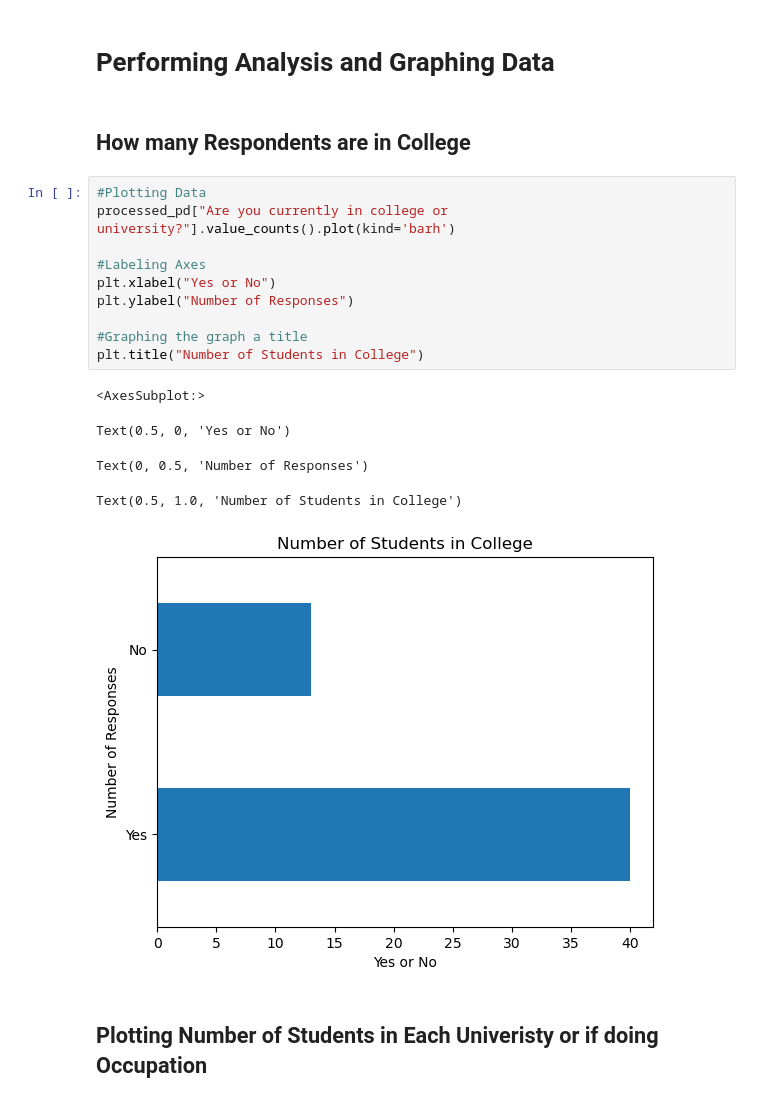
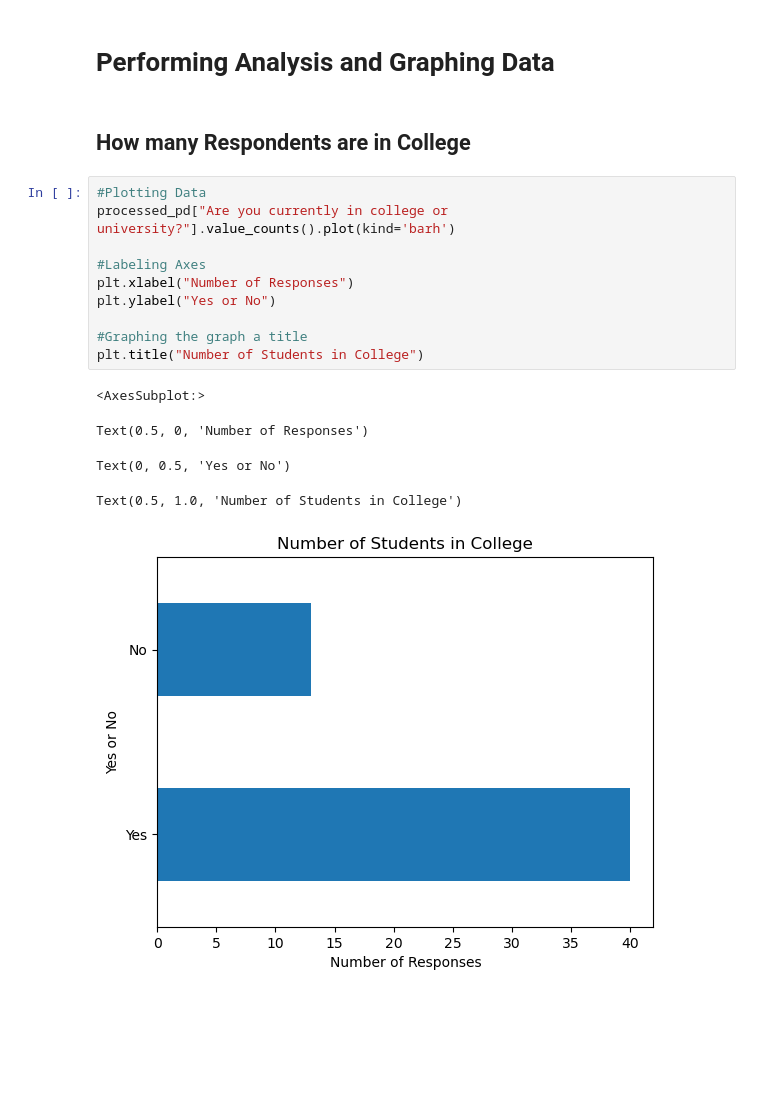
Before and after one commit to Jose-Torres1221/High-School-Graduates-Data, a Jupyter notebook: I310D Assignment 7.ipynb, the cells around one changed output. Saved outputs shown, nothing was run; the diff lists cells and outputs as text; blank space fills up the shorter version.

```diff
--- a/I310D Assignment 7.ipynb
+++ b/I310D Assignment 7.ipynb
@@ -63,23 +63,21 @@ processed_pd = processed_pd.drop('Timestamp', axis = 1)
 processed_pd.to_csv("Processed Survey.csv")
 # %% [markdown]
 # Performing Analysis and Graphing Data
-# %% [markdown]
-## How many Respondents are in College
+# %% [markdown]
+## How many Respondents are in College
 # %%
 #Plotting Data
 processed_pd["Are you currently in college or university?"].value_counts().plot(kind='barh')
 
 #Labeling Axes
-plt.xlabel("Yes or No")
-plt.ylabel("Number of Responses")
+plt.xlabel("Number of Responses")
+plt.ylabel("Yes or No")
 
 #Graphing the graph a title
 plt.title("Number of Students in College")
 # %% [output]
 <AxesSubplot:>
-Text(0.5, 0, 'Yes or No')
+Text(0.5, 0, 'Number of Responses')
-Text(0, 0.5, 'Number of Responses')
+Text(0, 0.5, 'Yes or No')
 Text(0.5, 1.0, 'Number of Students in College')
-[figure, old version]
+[figure, new version]
-# %% [markdown]
-## Plotting Number of Students in Each Univeristy or if doing Occupation
```
Also changed, not shown: parts of 11 cells of this notebook.
